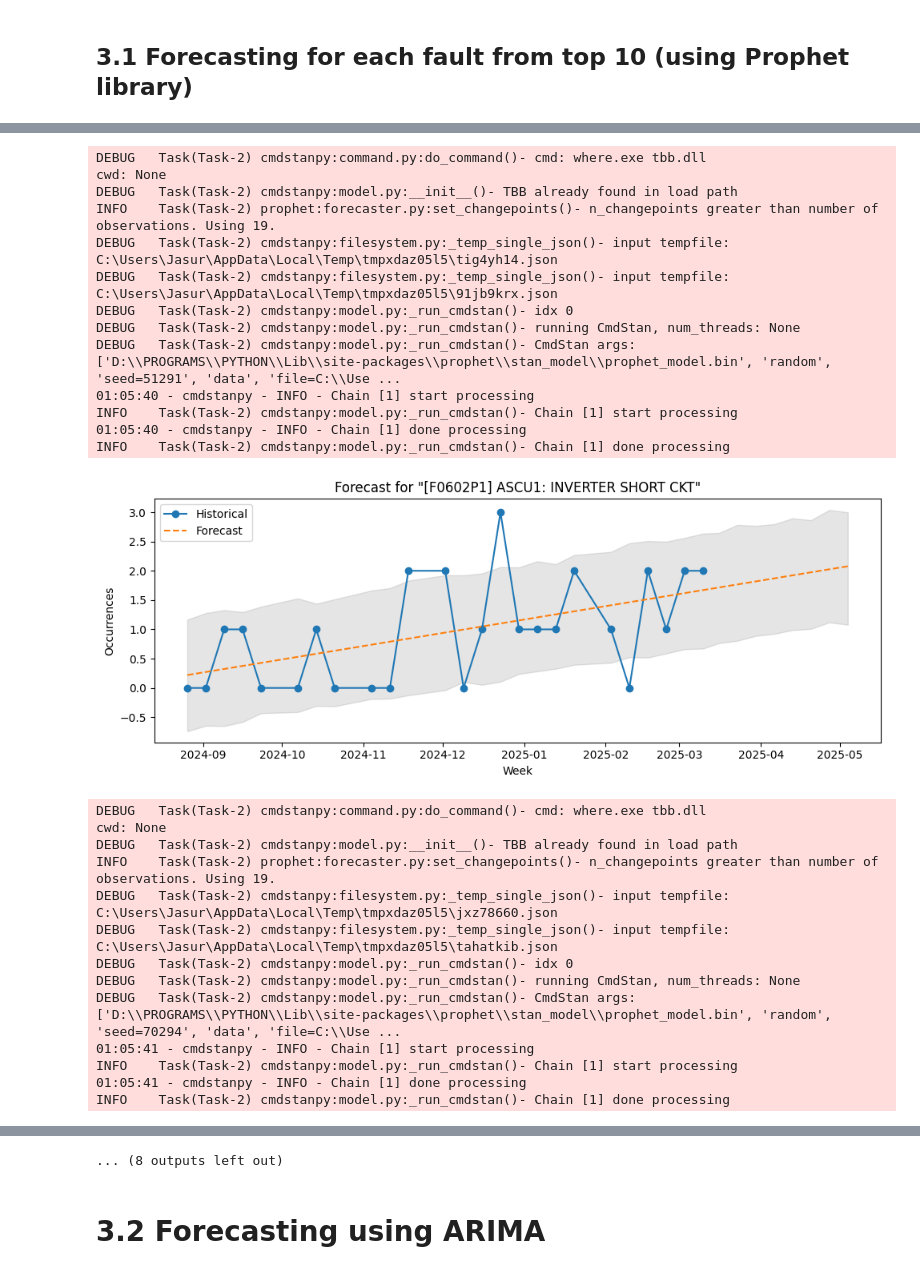
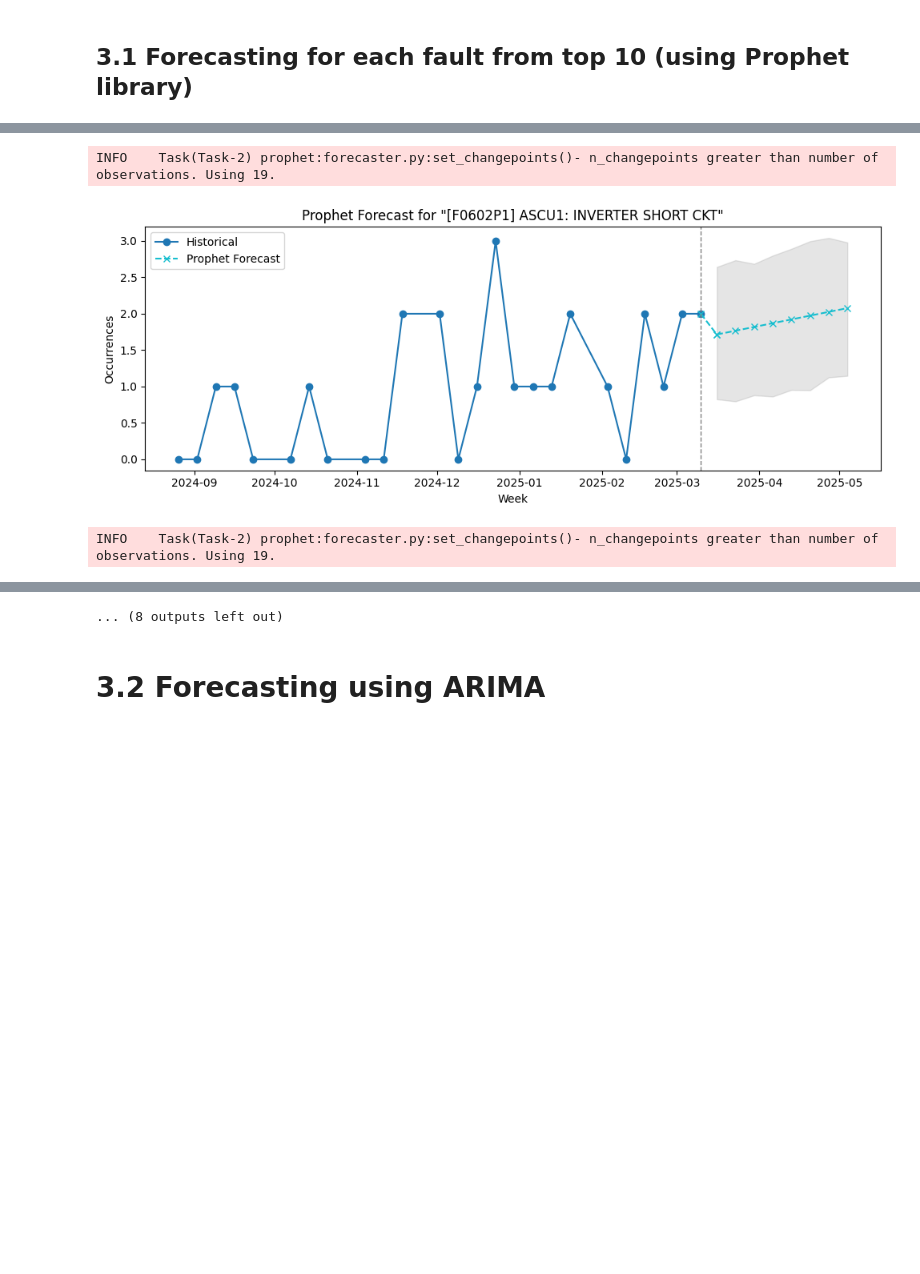
Before and after one commit to jasurlive/THESIS_WSU, a Jupyter notebook: forecast_analysis.ipynb, the cells around one changed output, grey strips where cells are left out. Drawn from its saved outputs; the diff is of its cells as text; code cells hidden in the pictures; blank space fills up the shorter version.

Commit message:
Small fixes for statistical forecasts

```diff
--- a/forecast_analysis.ipynb
+++ b/forecast_analysis.ipynb
@@ -93,29 +93,59 @@ fig.show()
 # %%
 from prophet import Prophet
 import matplotlib.pyplot as plt
+import pandas as pd
+import logging
+
 # Suppress annoying cmdstanpy warnings
-import logging
 logging.getLogger("cmdstanpy").setLevel(logging.WARNING)
+
+forecast_horizon = 8  # same as ARIMA
 
 for fault in top10.sum().sort_values(ascending=False).index:
     ts = top10[fault].reset_index().rename(columns={"Week": "ds", fault: "y"})
+
     m = Prophet(
         weekly_seasonality=False, daily_seasonality=False, yearly_seasonality=False
     )
+
     m.fit(ts)
-    future = m.make_future_dataframe(periods=8, freq="W")
+    future = m.make_future_dataframe(periods=forecast_horizon, freq="W")
     forecast = m.predict(future)
+    last_date = ts["ds"].iloc[-1]
+    forecast_future = forecast[forecast["ds"] > last_date]
+
     plt.figure(figsize=(10, 4))
-    plt.plot(ts["ds"], ts["y"], marker="o", label="Historical")
-    plt.plot(forecast["ds"], forecast["yhat"], linestyle="--", label="Forecast")
+    plt.plot(ts["ds"], ts["y"], marker="o", label="Historical", color="tab:blue")
+    plt.plot(
+        [ts["ds"].iloc[-1], forecast_future["ds"].iloc[0]],
+        [ts["y"].iloc[-1], forecast_future["yhat"].iloc[0]],
+        linestyle="--",
+        marker="x",
+        color="tab:cyan",
+    )
+
+    plt.plot(
+        forecast_future["ds"],
+        forecast_future["yhat"],
+        linestyle="--",
+        marker="x",
+        color="tab:cyan",
+        label="Prophet Forecast",
+    )
+
+    # Uncertainty interval
     plt.fill_between(
-        forecast["ds"],
-        forecast["yhat_lower"],
-        forecast["yhat_upper"],
+        forecast_future["ds"],
+        forecast_future["yhat_lower"],
+        forecast_future["yhat_upper"],
         alpha=0.2,
         color="gray",
     )
-    plt.title(f'Forecast for "{fault}"')
+
+    # Vertical line
+    plt.axvline(x=last_date, color="gray", linestyle="dashed", linewidth=1)
+
+    plt.title(f'Prophet Forecast for "{fault}"')
     plt.xlabel("Week")
     plt.ylabel("Occurrences")
     plt.legend()
@@ -167,27 +161,3 @@ INFO    Task(Task-2) cmdstanpy:model.py:_run_cmdstan()- Chain [1] done processin
-DEBUG   Task(Task-2) cmdstanpy:command.py:do_command()- cmd: where.exe tbb.dll
-cwd: None
-DEBUG   Task(Task-2) cmdstanpy:model.py:__init__()- TBB already found in load path
 INFO    Task(Task-2) prophet:forecaster.py:set_changepoints()- n_changepoints greater than number of observations. Using 19.
-DEBUG   Task(Task-2) cmdstanpy:filesystem.py:_temp_single_json()- input tempfile: C:\Users\Jasur\AppData\Local\Temp\tmpxdaz05l5\tig4yh14.json
-DEBUG   Task(Task-2) cmdstanpy:filesystem.py:_temp_single_json()- input tempfile: C:\Users\Jasur\AppData\Local\Temp\tmpxdaz05l5\91jb9krx.json
-DEBUG   Task(Task-2) cmdstanpy:model.py:_run_cmdstan()- idx 0
-DEBUG   Task(Task-2) cmdstanpy:model.py:_run_cmdstan()- running CmdStan, num_threads: None
-DEBUG   Task(Task-2) cmdstanpy:model.py:_run_cmdstan()- CmdStan args: ['D:\\PROGRAMS\\PYTHON\\Lib\\site-packages\\prophet\\stan_model\\prophet_model.bin', 'random', 'seed=51291', 'data', 'file=C:\\Use ...
-01:05:40 - cmdstanpy - INFO - Chain [1] start processing
-INFO    Task(Task-2) cmdstanpy:model.py:_run_cmdstan()- Chain [1] start processing
-01:05:40 - cmdstanpy - INFO - Chain [1] done processing
-INFO    Task(Task-2) cmdstanpy:model.py:_run_cmdstan()- Chain [1] done processing
-[figure, old version]
+[figure, new version]
-DEBUG   Task(Task-2) cmdstanpy:command.py:do_command()- cmd: where.exe tbb.dll
-cwd: None
-DEBUG   Task(Task-2) cmdstanpy:model.py:__init__()- TBB already found in load path
 INFO    Task(Task-2) prophet:forecaster.py:set_changepoints()- n_changepoints greater than number of observations. Using 19.
-DEBUG   Task(Task-2) cmdstanpy:filesystem.py:_temp_single_json()- input tempfile: C:\Users\Jasur\AppData\Local\Temp\tmpxdaz05l5\jxz78660.json
-DEBUG   Task(Task-2) cmdstanpy:filesystem.py:_temp_single_json()- input tempfile: C:\Users\Jasur\AppData\Local\Temp\tmpxdaz05l5\tahatkib.json
-DEBUG   Task(Task-2) cmdstanpy:model.py:_run_cmdstan()- idx 0
-DEBUG   Task(Task-2) cmdstanpy:model.py:_run_cmdstan()- running CmdStan, num_threads: None
-DEBUG   Task(Task-2) cmdstanpy:model.py:_run_cmdstan()- CmdStan args: ['D:\\PROGRAMS\\PYTHON\\Lib\\site-packages\\prophet\\stan_model\\prophet_model.bin', 'random', 'seed=70294', 'data', 'file=C:\\Use ...
-01:05:41 - cmdstanpy - INFO - Chain [1] start processing
-INFO    Task(Task-2) cmdstanpy:model.py:_run_cmdstan()- Chain [1] start processing
-01:05:41 - cmdstanpy - INFO - Chain [1] done processing
-INFO    Task(Task-2) cmdstanpy:model.py:_run_cmdstan()- Chain [1] done processing
```
Also changed, not shown: parts of 4 cells of this notebook.
